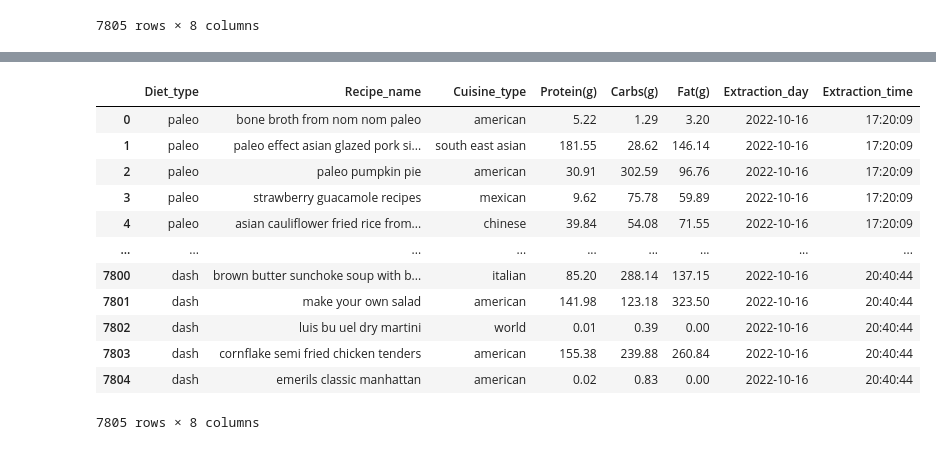
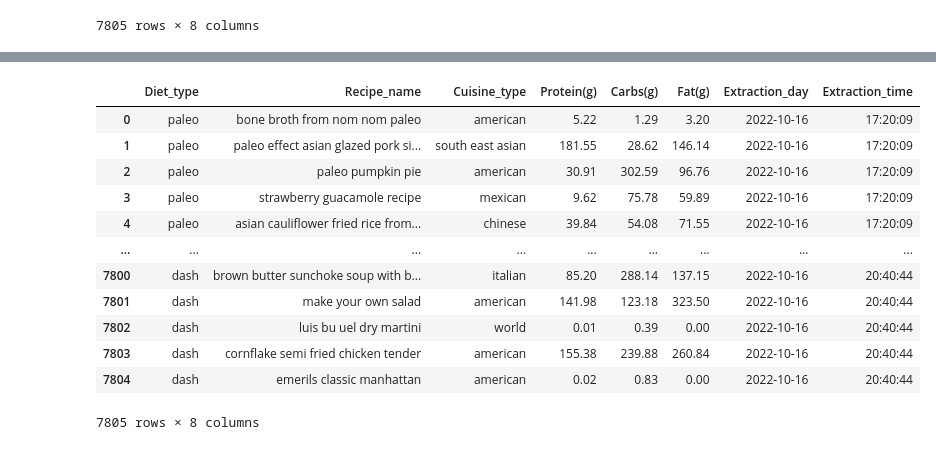
Before and after one commit to uumaaa/DietRecomendation, a Jupyter notebook: clean_dataset.ipynb, the cells around one changed output, grey strips where cells are left out. Saved outputs shown, nothing was run; the diff lists cells and outputs as text; code cells hidden in the pictures.

```diff
--- a/clean_dataset.ipynb
+++ b/clean_dataset.ipynb
@@ -31,16 +65,27 @@ df["Recipe_name"] = df["Recipe_name"].apply(clean_string)
-# %%
-df
-# %% [output]
-|  | Diet_type | Recipe_name | Cuisine_type | Protein(g) | Carbs(g) | Fat(g) | Extraction_day | Extraction_time |
-| 0 | paleo | bone broth from nom nom paleo | american | 5.22 | 1.29 | 3.20 | 2022-10-16 | 17:20:09 |
-| 1 | paleo | paleo effect asian glazed pork si... | south east asian | 181.55 | 28.62 | 146.14 | 2022-10-16 | 17:20:09 |
-| 2 | paleo | paleo pumpkin pie | american | 30.91 | 302.59 | 96.76 | 2022-10-16 | 17:20:09 |
-| 3 | paleo | strawberry guacamole recipes | mexican | 9.62 | 75.78 | 59.89 | 2022-10-16 | 17:20:09 |
-| 4 | paleo | asian cauliflower fried rice from... | chinese | 39.84 | 54.08 | 71.55 | 2022-10-16 | 17:20:09 |
-| ... | ... | ... | ... | ... | ... | ... | ... | ... |
-| 7800 | dash | brown butter sunchoke soup with b... | italian | 85.20 | 288.14 | 137.15 | 2022-10-16 | 20:40:44 |
-| 7801 | dash | make your own salad | american | 141.98 | 123.18 | 323.50 | 2022-10-16 | 20:40:44 |
-| 7802 | dash | luis bu uel dry martini | world | 0.01 | 0.39 | 0.00 | 2022-10-16 | 20:40:44 |
-| 7803 | dash | cornflake semi fried chicken tenders | american | 155.38 | 239.88 | 260.84 | 2022-10-16 | 20:40:44 |
-| 7804 | dash | emerils classic manhattan | american | 0.02 | 0.83 | 0.00 | 2022-10-16 | 20:40:44 |
-7805 rows × 8 columns
+# %%
+lemmatizer = WordNetLemmatizer()
+
+def stem_sentence(sentence):
+    # Tokenizar la oración en palabras
+    words = [word for word in sentence.split()]
+    # Stemmear cada palabra
+    stemmed_words = [lemmatizer.lemmatize(word,pos='n') for word in words]
+    # Unir las palabras stemmeadas en una oración
+    return ' '.join(stemmed_words)
+
+df['Recipe_name'] = df['Recipe_name'].apply(stem_sentence)
+df
+# %% [output]
+|  | Diet_type | Recipe_name | Cuisine_type | Protein(g) | Carbs(g) | Fat(g) | Extraction_day | Extraction_time |
+| 0 | paleo | bone broth from nom nom paleo | american | 5.22 | 1.29 | 3.20 | 2022-10-16 | 17:20:09 |
+| 1 | paleo | paleo effect asian glazed pork si... | south east asian | 181.55 | 28.62 | 146.14 | 2022-10-16 | 17:20:09 |
+| 2 | paleo | paleo pumpkin pie | american | 30.91 | 302.59 | 96.76 | 2022-10-16 | 17:20:09 |
+| 3 | paleo | strawberry guacamole recipe | mexican | 9.62 | 75.78 | 59.89 | 2022-10-16 | 17:20:09 |
+| 4 | paleo | asian cauliflower fried rice from... | chinese | 39.84 | 54.08 | 71.55 | 2022-10-16 | 17:20:09 |
+| ... | ... | ... | ... | ... | ... | ... | ... | ... |
+| 7800 | dash | brown butter sunchoke soup with b... | italian | 85.20 | 288.14 | 137.15 | 2022-10-16 | 20:40:44 |
+| 7801 | dash | make your own salad | american | 141.98 | 123.18 | 323.50 | 2022-10-16 | 20:40:44 |
+| 7802 | dash | luis bu uel dry martini | world | 0.01 | 0.39 | 0.00 | 2022-10-16 | 20:40:44 |
+| 7803 | dash | cornflake semi fried chicken tender | american | 155.38 | 239.88 | 260.84 | 2022-10-16 | 20:40:44 |
+| 7804 | dash | emerils classic manhattan | american | 0.02 | 0.83 | 0.00 | 2022-10-16 | 20:40:44 |
+7805 rows × 8 columns
```
Also changed, not shown: parts of 13 cells of this notebook, 5 other files.
